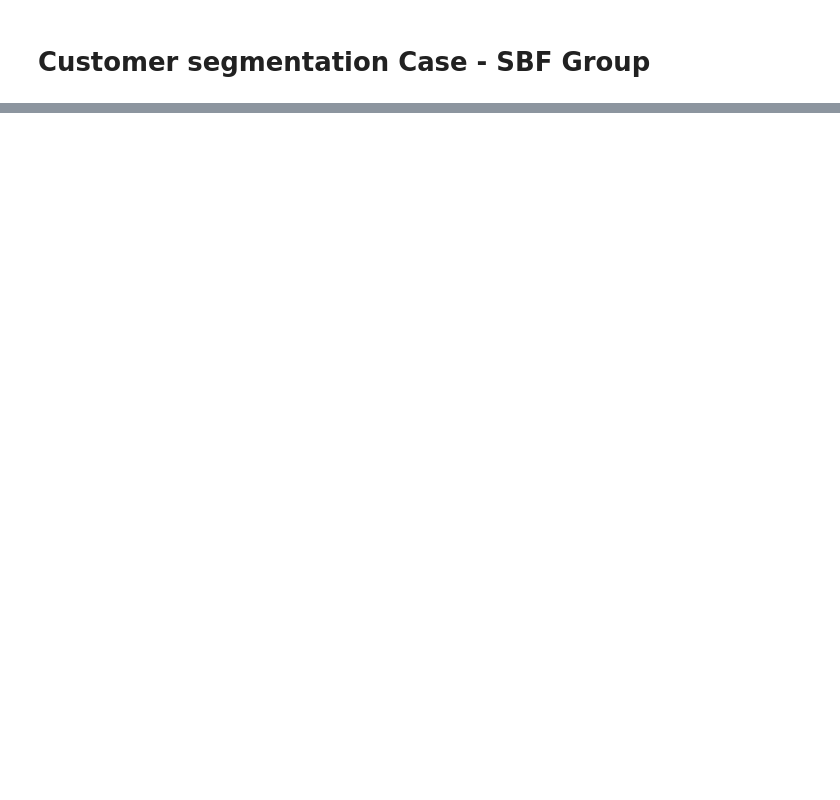
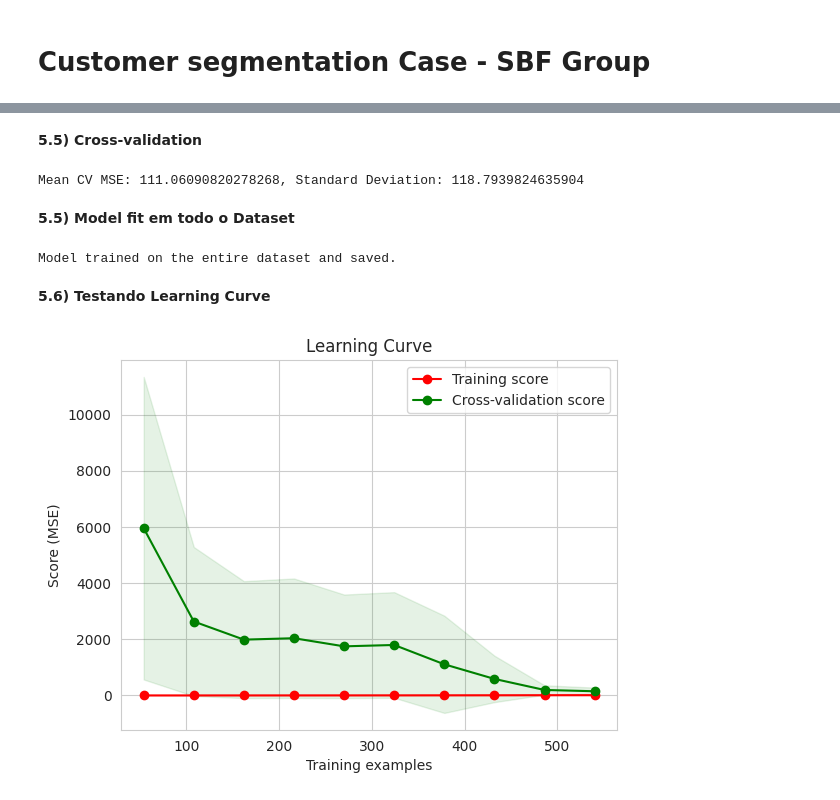
Before and after one commit to Janainareisnascimento/SBF-Group-cases, a Jupyter notebook: SBFGroup_Case_JanainaReis.ipynb, the cells around one changed output, grey strips where cells are left out. Saved outputs shown, nothing was run; the diff lists cells and outputs as text; code cells hidden in the pictures; blank space fills up the shorter version.

```diff
--- a/SBFGroup_Case_JanainaReis.ipynb
+++ b/SBFGroup_Case_JanainaReis.ipynb
@@ -399,0 +572,72 @@ print(contable)
+# %% [markdown]
+**5.5) Cross-validation**
+# %%
+from sklearn.model_selection import cross_val_score
+
+
+gradient_boosting_model = GradientBoostingRegressor(n_estimators=100, learning_rate=0.1, max_depth=3, random_state=42)
+
+
+cv_scores = cross_val_score(gradient_boosting_model, X, y, cv=10, scoring='neg_mean_squared_error')
+
+
+mean_cv_scores = -np.mean(cv_scores)
+std_cv_scores = np.std(cv_scores)
+
+print(f"Mean CV MSE: {mean_cv_scores}, Standard Deviation: {std_cv_scores}")
+# %% [output]
+Mean CV MSE: 111.06090820278268, Standard Deviation: 118.7939824635904
+# %% [markdown]
+**5.5) Model fit em todo o Dataset**
+# %%
+
+final_model = GradientBoostingRegressor(n_estimators=100, learning_rate=0.1, max_depth=3, random_state=42)
+final_model.fit(X, y)
+
+from joblib import dump
+dump(final_model, 'final_gradient_boosting_model.joblib')
+
+print("Model trained on the entire dataset and saved.")
+# %% [output]
+Model trained on the entire dataset and saved.
+# %% [markdown]
+**5.6) Testando Learning Curve**
+# %%
+from sklearn.model_selection import learning_curve
+import numpy as np
+import matplotlib.pyplot as plt
+
+
+from sklearn.ensemble import GradientBoostingRegressor
+
+model = GradientBoostingRegressor(n_estimators=100, max_depth=3, random_state=42)
+
+train_sizes, train_scores, validation_scores = learning_curve(
+    estimator=model,
+    X=X, y=y,
+    train_sizes=np.linspace(0.1, 1.0, 10),  # 10 different sizes of the training dataset
+    cv=5,  # 5-fold cross-validation
+    scoring='neg_mean_squared_error'  # Negative MSE to maximize (the higher, the better)
+)
+
+train_scores_mean = -train_scores.mean(axis=1)
+train_scores_std = train_scores.std(axis=1)
+validation_scores_mean = -validation_scores.mean(axis=1)
+validation_scores_std = validation_scores.std(axis=1)
+
+plt.figure()
+plt.title("Learning Curve")
+plt.xlabel("Training examples")
+plt.ylabel("Score (MSE)")
+
+plt.fill_between(train_sizes, train_scores_mean - train_scores_std,
+                 train_scores_mean + train_scores_std, alpha=0.1, color="r")
+plt.fill_between(train_sizes, validation_scores_mean - validation_scores_std,
+                 validation_scores_mean + validation_scores_std, alpha=0.1, color="g")
+plt.plot(train_sizes, train_scores_mean, 'o-', color="r", label="Training score")
+plt.plot(train_sizes, validation_scores_mean, 'o-', color="g", label="Cross-validation score")
+
+plt.legend(loc="best")
+plt.show()
+# %% [output]
+[figure, added]
```
Also changed, not shown: parts of 90 cells of this notebook.
